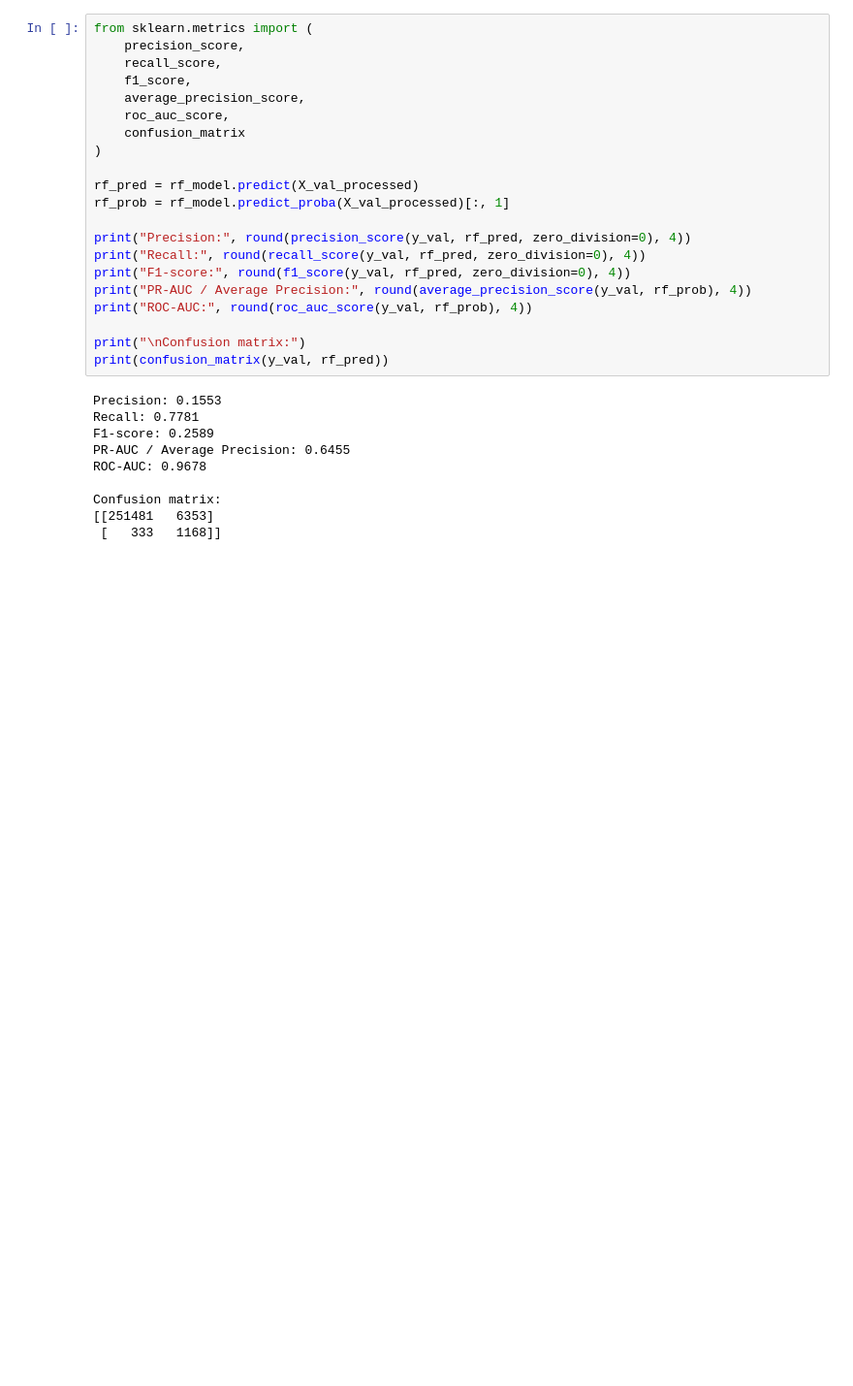
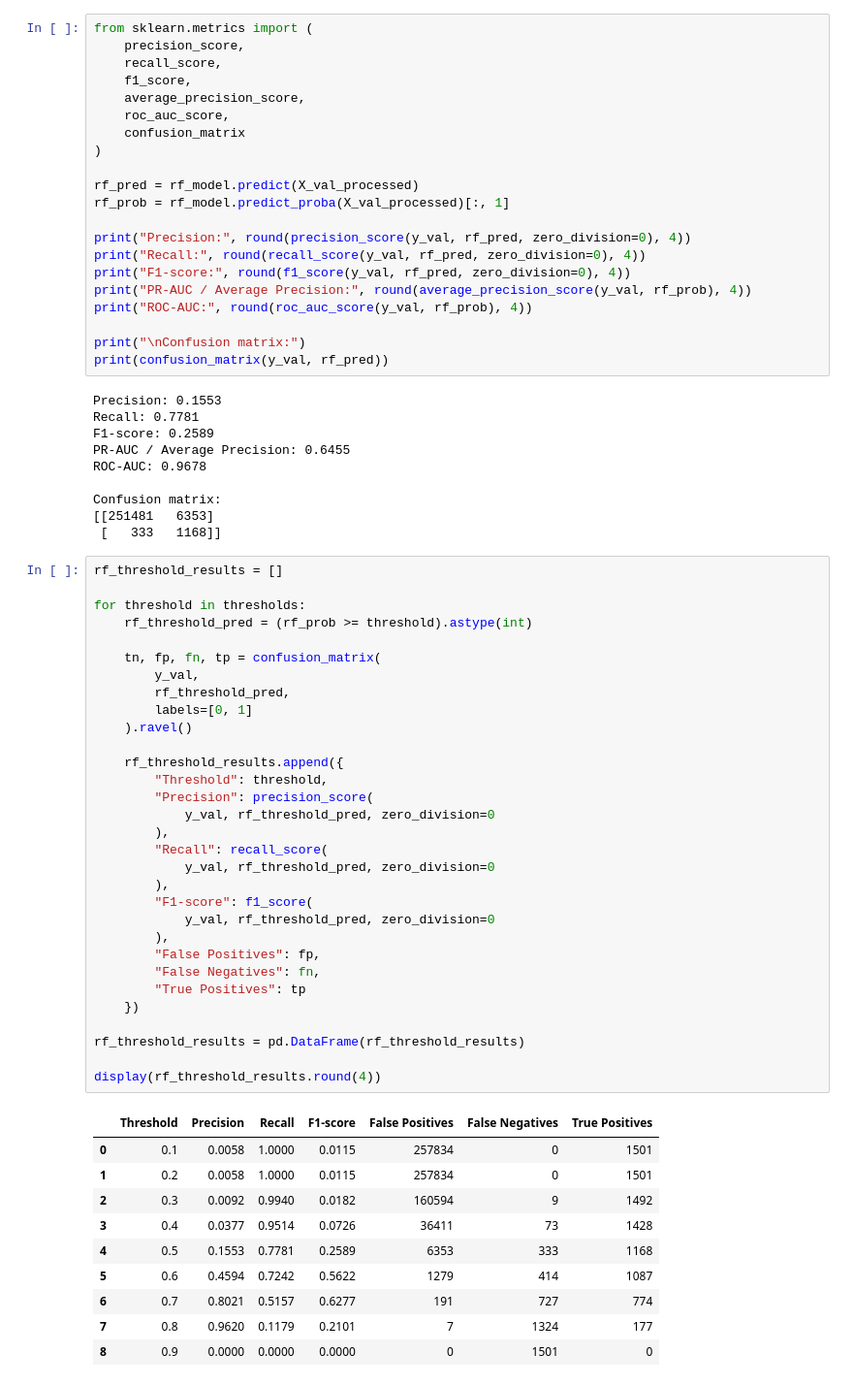
Before and after one commit to AyushNair30/Credit-card-fraud-detection, a Jupyter notebook: notebooks/2_feature_engineering.ipynb, the cells around one changed output. Shown at 97% size. Saved outputs shown, nothing was run; the diff lists cells and outputs as text; blank space fills up the shorter version.

```diff
--- a/notebooks/2_feature_engineering.ipynb
+++ b/notebooks/2_feature_engineering.ipynb
@@ -486,3 +492,45 @@ ROC-AUC: 0.9678
 Confusion matrix:
 [[251481   6353]
  [   333   1168]]
+# %%
+rf_threshold_results = []
+
+for threshold in thresholds:
+    rf_threshold_pred = (rf_prob >= threshold).astype(int)
+
+    tn, fp, fn, tp = confusion_matrix(
+        y_val,
+        rf_threshold_pred,
+        labels=[0, 1]
+    ).ravel()
+
+    rf_threshold_results.append({
+        "Threshold": threshold,
+        "Precision": precision_score(
+            y_val, rf_threshold_pred, zero_division=0
+        ),
+        "Recall": recall_score(
+            y_val, rf_threshold_pred, zero_division=0
+        ),
+        "F1-score": f1_score(
+            y_val, rf_threshold_pred, zero_division=0
+        ),
+        "False Positives": fp,
+        "False Negatives": fn,
+        "True Positives": tp
+    })
+
+rf_threshold_results = pd.DataFrame(rf_threshold_results)
+
+display(rf_threshold_results.round(4))
+# %% [output]
+|  | Threshold | Precision | Recall | F1-score | False Positives | False Negatives | True Positives |
+| 0 | 0.1 | 0.0058 | 1.0000 | 0.0115 | 257834 | 0 | 1501 |
+| 1 | 0.2 | 0.0058 | 1.0000 | 0.0115 | 257834 | 0 | 1501 |
+| 2 | 0.3 | 0.0092 | 0.9940 | 0.0182 | 160594 | 9 | 1492 |
+| 3 | 0.4 | 0.0377 | 0.9514 | 0.0726 | 36411 | 73 | 1428 |
+| 4 | 0.5 | 0.1553 | 0.7781 | 0.2589 | 6353 | 333 | 1168 |
+| 5 | 0.6 | 0.4594 | 0.7242 | 0.5622 | 1279 | 414 | 1087 |
+| 6 | 0.7 | 0.8021 | 0.5157 | 0.6277 | 191 | 727 | 774 |
+| 7 | 0.8 | 0.9620 | 0.1179 | 0.2101 | 7 | 1324 | 177 |
+| 8 | 0.9 | 0.0000 | 0.0000 | 0.0000 | 0 | 1501 | 0 |
```
Also changed, not shown: parts of 13 cells of this notebook.
